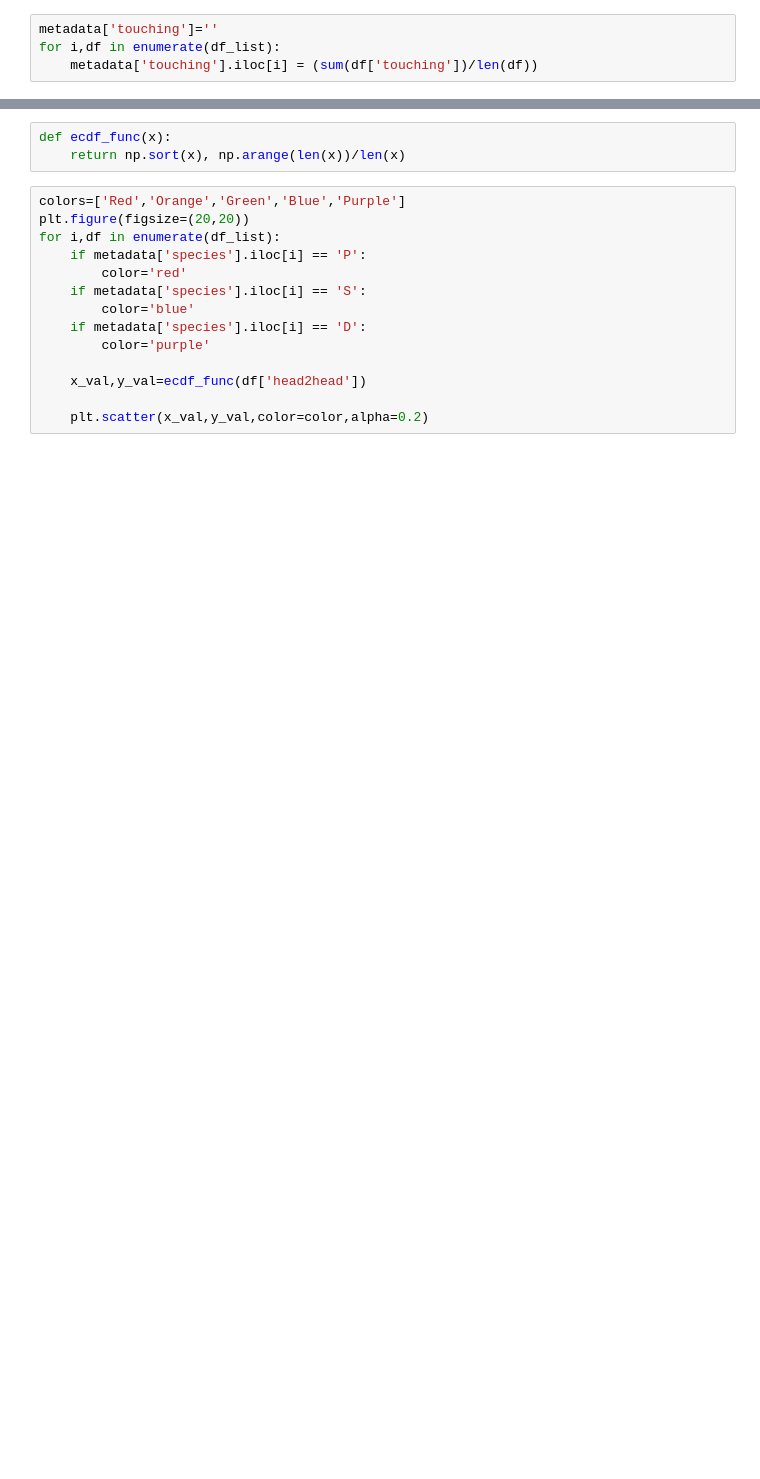
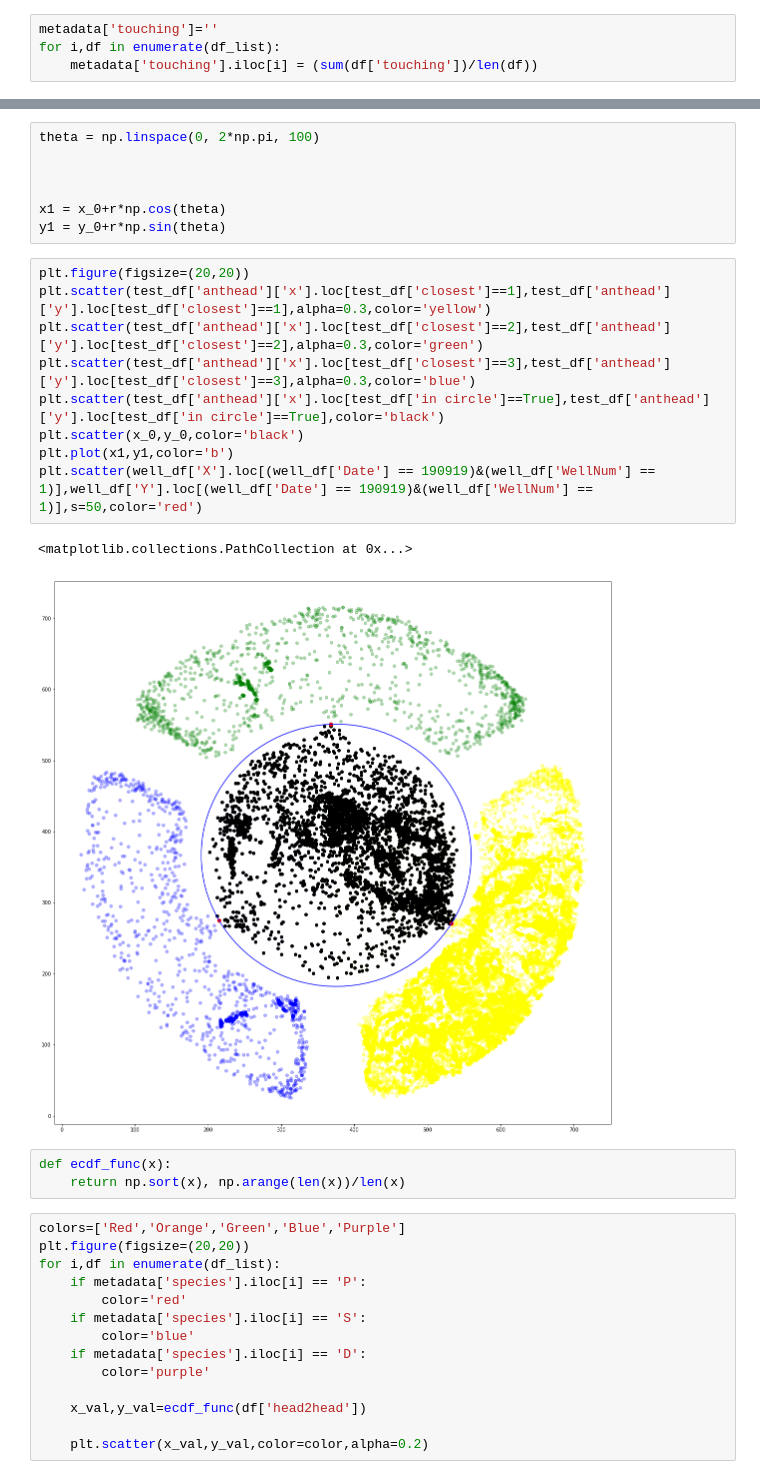
Before and after one commit to Tomnaragon/DCHC_transfer_Experiment, a Jupyter notebook: Deeplabcut_data/Movement_processing.ipynb, the cells around one changed output, grey strips where cells are left out. Cells and saved outputs as stored; diff of their text form; blank space fills up the shorter version.

```diff
--- a/Deeplabcut_data/Movement_processing.ipynb
+++ b/Deeplabcut_data/Movement_processing.ipynb
@@ -201,3 +344,22 @@ plt.scatter(metadata['species'],metadata['touching'],alpha=0.7)
+# %%
+theta = np.linspace(0, 2*np.pi, 100)
+
+
+
+x1 = x_0+r*np.cos(theta)
+y1 = y_0+r*np.sin(theta)
+# %%
+plt.figure(figsize=(20,20))
+plt.scatter(test_df['anthead']['x'].loc[test_df['closest']==1],test_df['anthead']['y'].loc[test_df['closest']==1],alpha=0.3,color='yellow')
+plt.scatter(test_df['anthead']['x'].loc[test_df['closest']==2],test_df['anthead']['y'].loc[test_df['closest']==2],alpha=0.3,color='green')
+plt.scatter(test_df['anthead']['x'].loc[test_df['closest']==3],test_df['anthead']['y'].loc[test_df['closest']==3],alpha=0.3,color='blue')
+plt.scatter(test_df['anthead']['x'].loc[test_df['in circle']==True],test_df['anthead']['y'].loc[test_df['in circle']==True],color='black')
+plt.scatter(x_0,y_0,color='black')
+plt.plot(x1,y1,color='b')
+plt.scatter(well_df['X'].loc[(well_df['Date'] == 190919)&(well_df['WellNum'] == 1)],well_df['Y'].loc[(well_df['Date'] == 190919)&(well_df['WellNum'] == 1)],s=50,color='red')
+# %% [output]
+<matplotlib.collections.PathCollection at 0x...>
+[figure, added]
 # %%
 def ecdf_func(x):
     return np.sort(x), np.arange(len(x))/len(x)
```
Also changed, not shown: parts of 18 cells of this notebook.
